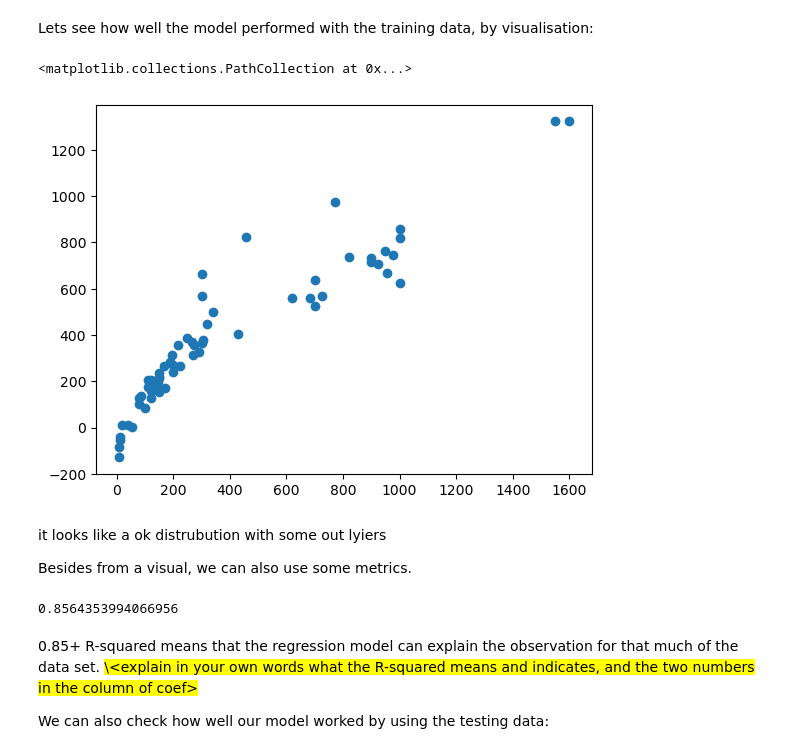
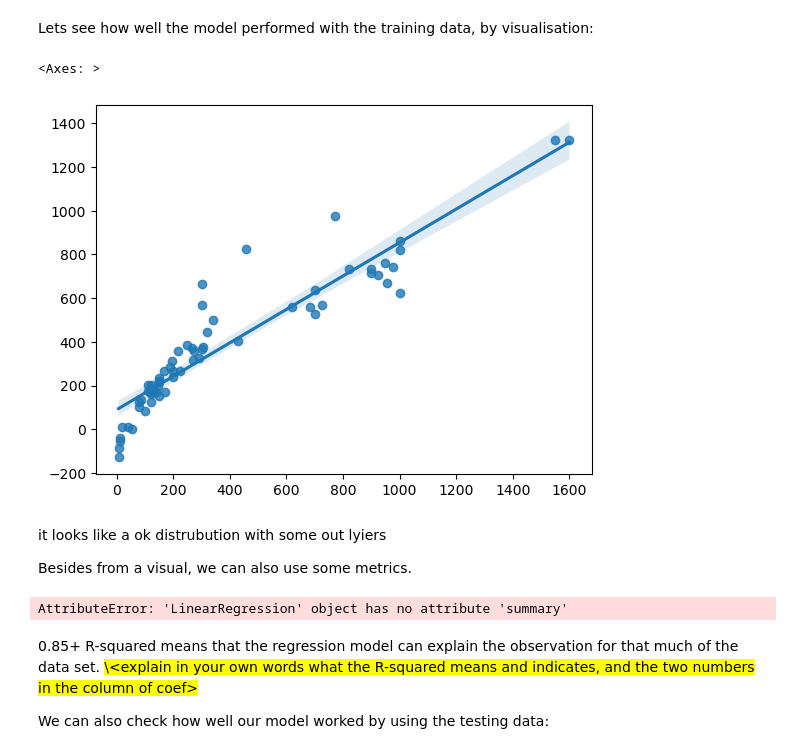
Before and after one commit to TheLovelyTamara/datamining, a Jupyter notebook: S4 - Regression/DMS - S4 - Assignment 1 - Template.ipynb, the cells around one changed output. Drawn from its saved outputs; the diff is of its cells as text; code cells hidden in the pictures.

```diff
--- a/S4 - Regression/DMS - S4 - Assignment 1 - Template.ipynb
+++ b/S4 - Regression/DMS - S4 - Assignment 1 - Template.ipynb
@@ -97,11 +97,10 @@ Lets see how well the model performed with the training data, by visualisation:
 # %%
 #add code to show scatterplot with the regression line
 predictions = model.predict(X_test)
-
-plt.scatter(Y_test,predictions)
+sns.regplot(x=Y_test,y=predictions)
 # %% [output]
-<matplotlib.collections.PathCollection at 0x...>
+<Axes: >
-[figure, old version]
+[figure, new version]
 # %% [markdown]
 it looks like a ok distrubution with some out lyiers
 
@@ -109,8 +108,10 @@ Besides from a visual, we can also use some metrics.
 # %%
 #code to show the results of the statsmodels.api summary
 model.score(X_test,Y_test)
+
+model.summary()
 # %% [output]
-0.8564353994066956
+AttributeError: 'LinearRegression' object has no attribute 'summary'
 # %% [markdown]
 0.85+ R-squared means that the regression model can explain the observation for that much of the data set.
 <span style='background:yellow'>\\<explain in your own words what the R-squared means and indicates, and the two numbers in the column of coef></span>
```
Also changed, not shown: parts of 2 cells of this notebook.
